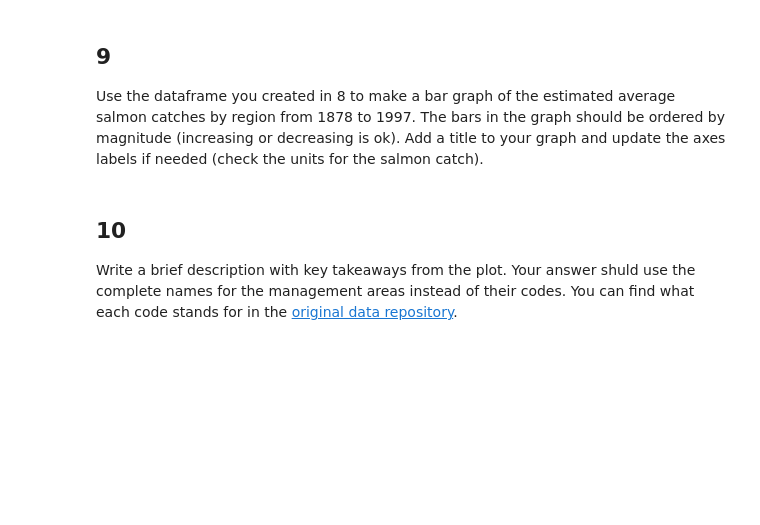
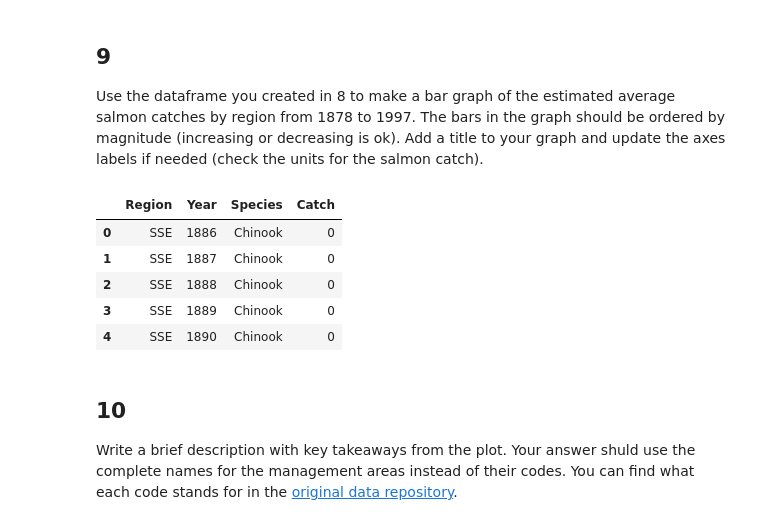
Before and after one commit to austinmartinez12/eds220-hwk2, a Jupyter notebook: task2/hwk2-task2-salmon.ipynb, the cells around one changed output. Cells and saved outputs as stored; diff of their text form; code cells hidden in the pictures; blank space fills up the shorter version.

```diff
--- a/task2/hwk2-task2-salmon.ipynb
+++ b/task2/hwk2-task2-salmon.ipynb
@@ -229,2 +236,11 @@ catch_column_type
+# %%
+# Replace values in the Catch column where the value is 'I' and replace it with a 1
+catch_data['Catch'] = catch_data['Catch'].replace('I', 1)
+
+# Change the data type of the Catch column from object to int64
+catch_data['Catch'] = catch_data['Catch'].astype('int64')
+
+# Print the data type of the Catch column and assign it to catch_column_type
+catch_column_type = catch_data['Catch'].dtype
 # %%
 grader.check("q7")
@@ -246,6 +290,15 @@ grader.check("q8")
 ## 9
 
 Use the dataframe you created in 8 to make a bar graph of the estimated average salmon catches by region from 1878 to 1997. The bars in the graph should be ordered by magnitude (increasing or decreasing is ok). Add a title  to your graph and update the axes labels if needed (check the units for the salmon catch).
+# %%
+catch_data.head()
+# %% [output]
+|  | Region | Year | Species | Catch |
+| 0 | SSE | 1886 | Chinook | 0 |
+| 1 | SSE | 1887 | Chinook | 0 |
+| 2 | SSE | 1888 | Chinook | 0 |
+| 3 | SSE | 1889 | Chinook | 0 |
+| 4 | SSE | 1890 | Chinook | 0 |
 # %% [markdown]
 <!-- END QUESTION -->
 
```
Also changed, not shown: parts of 12 cells of this notebook.
